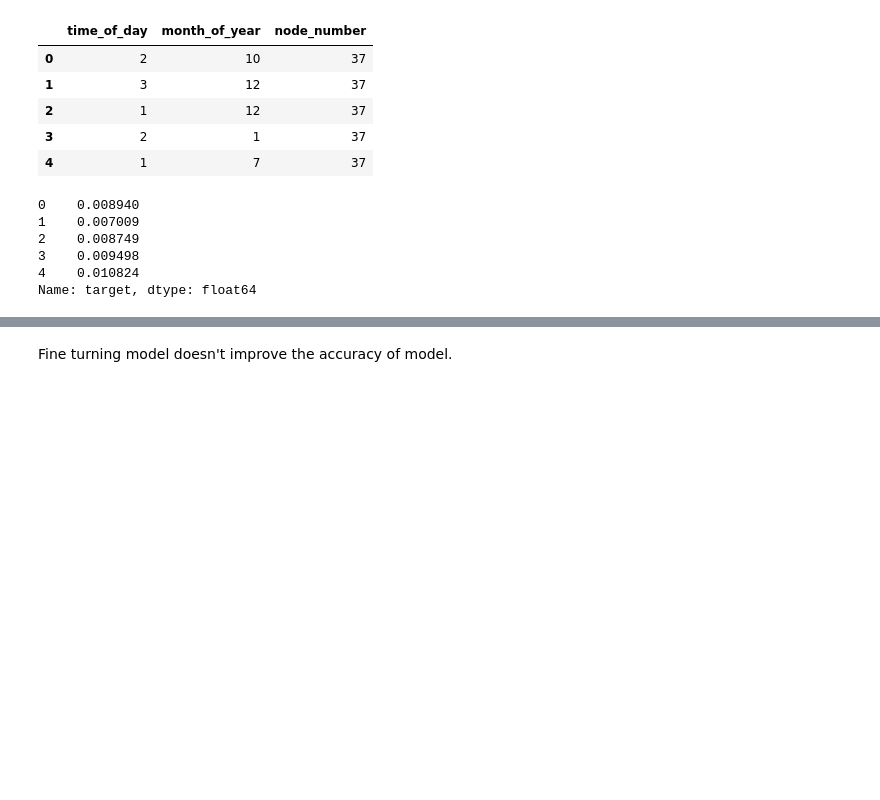
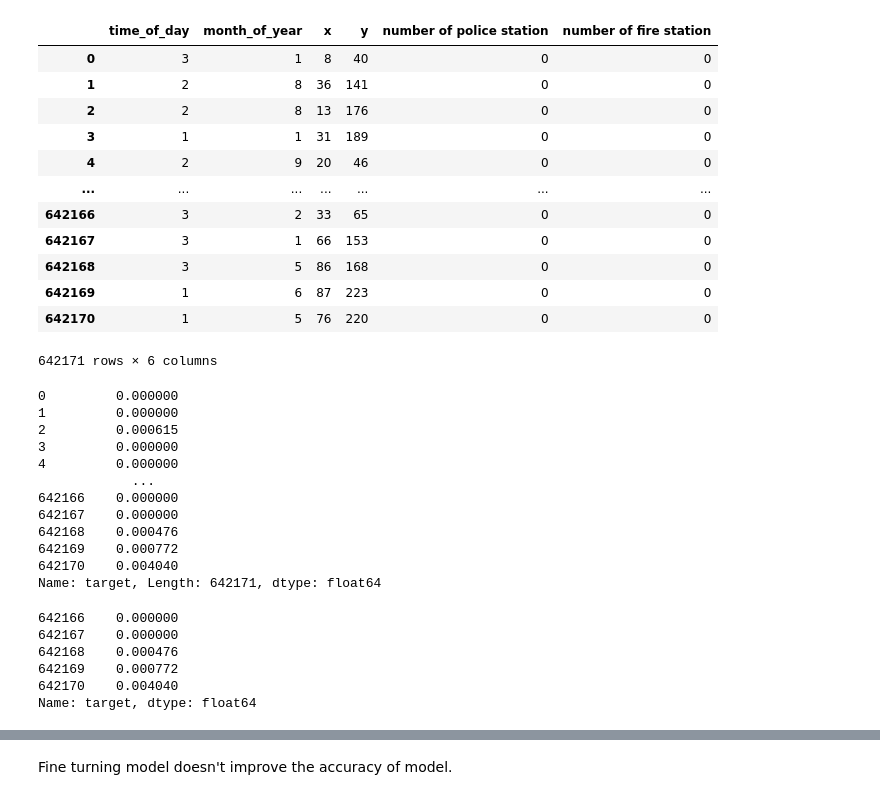
Before and after one commit to jinglingxing/safer_montreal, a Jupyter notebook: notebooks/1.1-model-selection.ipynb, the cells around one changed output, grey strips where cells are left out. Cells and saved outputs as stored; diff of their text form; code cells hidden in the pictures; blank space fills up the shorter version.

```diff
--- a/notebooks/1.1-model-selection.ipynb
+++ b/notebooks/1.1-model-selection.ipynb
@@ -17,18 +12,50 @@ y = y[['target']]['target']
+# %%
+grid_node_data = pd.read_csv('../data/grid_node_data.csv', sep=',', encoding='latin-1', index_col=0)
+police_station_data = pd.read_csv('../data/police-station.csv', sep=',', encoding='latin-1', index_col=0)
+fire_station_data = pd.read_csv('../data/fire-station.csv', sep=',', encoding='latin-1', index_col=0)
+
+zone_police_data = pd.merge(grid_node_data, police_station_data, how='left', on=['x', 'y'])
+zone_df = pd.merge(zone_police_data, fire_station_data, how='left', on=['x', 'y'])
+
+X = zone_df[['time_of_day',
+             'month_of_year',
+             'x', 'y',
+             'number of police station',
+             'number of fire station']]
+
+y = pd.read_csv('../data/grid_target.csv', sep=',', encoding='latin-1')
+# %%
+X = pd.concat([X]*3, ignore_index=True)
+y = pd.concat([y]*3, ignore_index=True)
+y = y[['target']]['target']
 # %%
-X.head()
+X
 # %% [output]
-|  | time_of_day | month_of_year | node_number |
-| 0 | 2 | 10 | 37 |
-| 1 | 3 | 12 | 37 |
-| 2 | 1 | 12 | 37 |
-| 3 | 2 | 1 | 37 |
-| 4 | 1 | 7 | 37 |
+|  | time_of_day | month_of_year | x | y | number of police station | number of fire station |
+| 0 | 3 | 1 | 8 | 40 | 0 | 0 |
+| 1 | 2 | 8 | 36 | 141 | 0 | 0 |
+| 2 | 2 | 8 | 13 | 176 | 0 | 0 |
+| 3 | 1 | 1 | 31 | 189 | 0 | 0 |
+| 4 | 2 | 9 | 20 | 46 | 0 | 0 |
+| ... | ... | ... | ... | ... | ... | ... |
+| 642166 | 3 | 2 | 33 | 65 | 0 | 0 |
+| 642167 | 3 | 1 | 66 | 153 | 0 | 0 |
+| 642168 | 3 | 5 | 86 | 168 | 0 | 0 |
+| 642169 | 1 | 6 | 87 | 223 | 0 | 0 |
+| 642170 | 1 | 5 | 76 | 220 | 0 | 0 |
+642171 rows × 6 columns
 # %%
-y.head()
+y
 # %% [output]
-0    0.008940
-1    0.007009
-2    0.008749
-3    0.009498
-4    0.010824
-Name: target, dtype: float64
+0         0.000000
+1         0.000000
+2         0.000615
+3         0.000000
+4         0.000000
+            ...
+642166    0.000000
+642167    0.000000
+642168    0.000476
+642169    0.000772
+642170    0.004040
+Name: target, Length: 642171, dtype: float64
@@ -34,0 +79,9 @@ Name: target, dtype: float64
+# %%
+y.tail()
+# %% [output]
+642166    0.000000
+642167    0.000000
+642168    0.000476
+642169    0.000772
+642170    0.004040
+Name: target, dtype: float64
```
Also changed, not shown: parts of 34 cells of this notebook, 10 other files.
